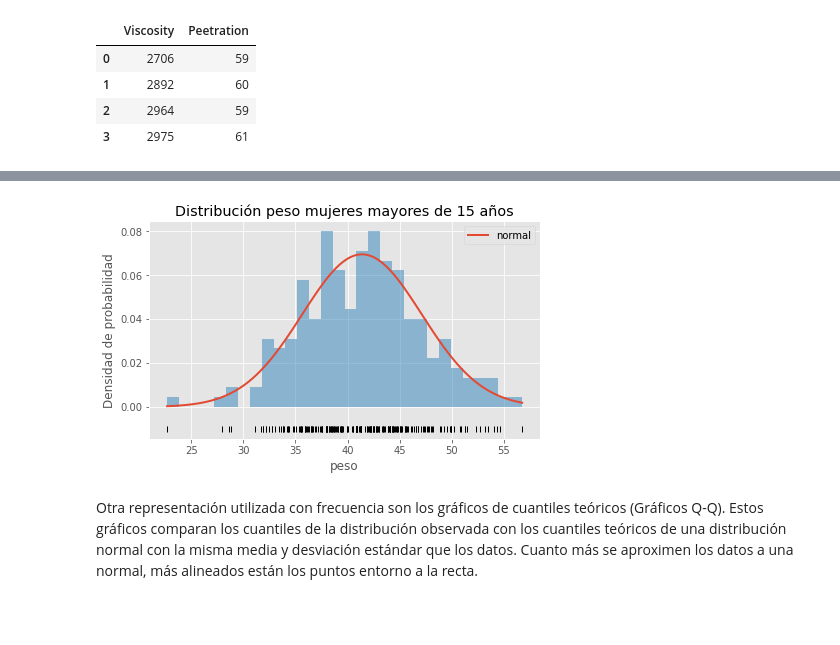
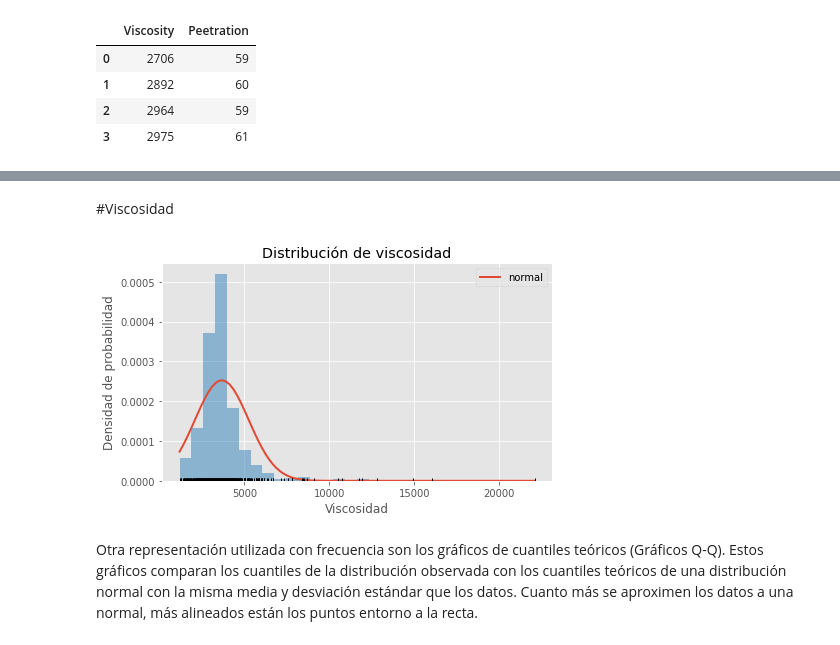
Before and after one commit to AJAV-TIP/DATA-ANALYSIS, a Jupyter notebook: Análisis_de_normalidad_(Pn_Vis).ipynb, the cells around one changed output, grey strips where cells are left out. Saved outputs shown, nothing was run; the diff lists cells and outputs as text; code cells hidden in the pictures; blank space fills up the shorter version.

```diff
--- a/Análisis_de_normalidad_(Pn_Vis).ipynb
+++ b/Análisis_de_normalidad_(Pn_Vis).ipynb
@@ -26,8 +30,8 @@ plt.style.use('ggplot')
 import warnings
 warnings.filterwarnings('ignore')
 # %%
-url = ('https://raw.githubusercontent.com/AJAV-TIP/DATA-ANALYSIS/main/PnvsVis_Data.csv?token=GHSAT0AAAAAAB7A6JKTBPOJHRUEXVXTWQPIY7TRLFA')
-datos = pd.read_csv(url)
+url = ('https://raw.githubusercontent.com/AJAV-TIP/DATA-ANALYSIS/main/PnvsVis_Data.csv')
+datos=pd.read_csv(url)
 print(datos.info())
 datos.head(4)
 # %% [output]
@@ -46,11 +50,3 @@ None
 | 1 | 2892 | 60 |
 | 2 | 2964 | 59 |
 | 3 | 2975 | 61 |
-# %%
-# Datos
-# ==============================================================================
-url = ('https://raw.githubusercontent.com/JoaquinAmatRodrigo/' +
-       'Estadistica-machine-learning-python/master/data/Howell1.csv')
-datos = pd.read_csv(url)
-print(datos.info())
-datos.head(4)
@@ -75,28 +53,28 @@ None
-# %%
-#De todos los datos disponibles se seleccionan únicamente mujeres mayores de 15 años
-datos = datos[(datos.age > 15) & (datos.male ==0)]
-peso = datos['weight']
+# %% [markdown]
+#Viscosidad
+# %%
+vis = datos['Viscosity']
 # %%
 # Histograma + curva normal teórica
 # ==============================================================================
 
 # Valores de la media (mu) y desviación típica (sigma) de los datos
-mu, sigma = stats.norm.fit(peso)
+mu, sigma = stats.norm.fit(vis)
 
 # Valores teóricos de la normal en el rango observado
-x_hat = np.linspace(min(peso), max(peso), num=100)
+x_hat = np.linspace(min(vis), max(vis), num=100)
 y_hat = stats.norm.pdf(x_hat, mu, sigma)
 
 # Gráfico
 fig, ax = plt.subplots(figsize=(7,4))
 ax.plot(x_hat, y_hat, linewidth=2, label='normal')
-ax.hist(x=peso, density=True, bins=30, color="#3182bd", alpha=0.5)
-ax.plot(peso, np.full_like(peso, -0.01), '|k', markeredgewidth=1)
-ax.set_title('Distribución peso mujeres mayores de 15 años')
-ax.set_xlabel('peso')
+ax.hist(x=vis, density=True, bins=30, color="#3182bd", alpha=0.5)
+ax.plot(vis, np.full_like(vis, -0.01), '|k', markeredgewidth=1)
+ax.set_title('Distribución de viscosidad')
+ax.set_xlabel('Viscosidad')
 ax.set_ylabel('Densidad de probabilidad')
 ax.legend();
 # %% [output]
-[figure, old version]
+[figure, new version]
 # %% [markdown]
 Otra representación utilizada con frecuencia son los gráficos de cuantiles teóricos (Gráficos Q-Q). Estos gráficos comparan los cuantiles de la distribución observada con los cuantiles teóricos de una distribución normal con la misma media y desviación estándar que los datos. Cuanto más se aproximen los datos a una normal, más alineados están los puntos entorno a la recta.
```
Also changed, not shown: parts of 30 cells of this notebook.
